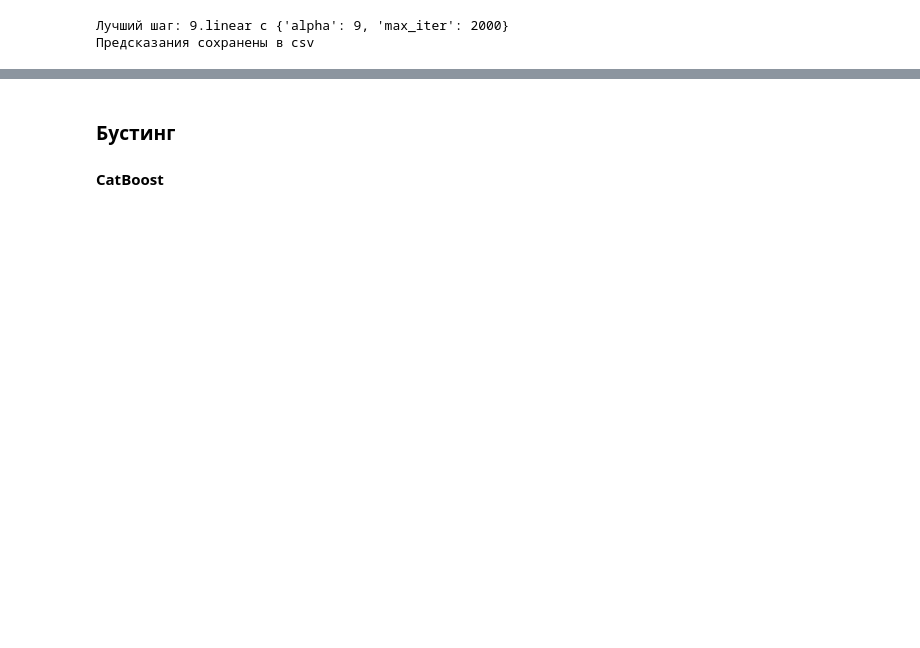
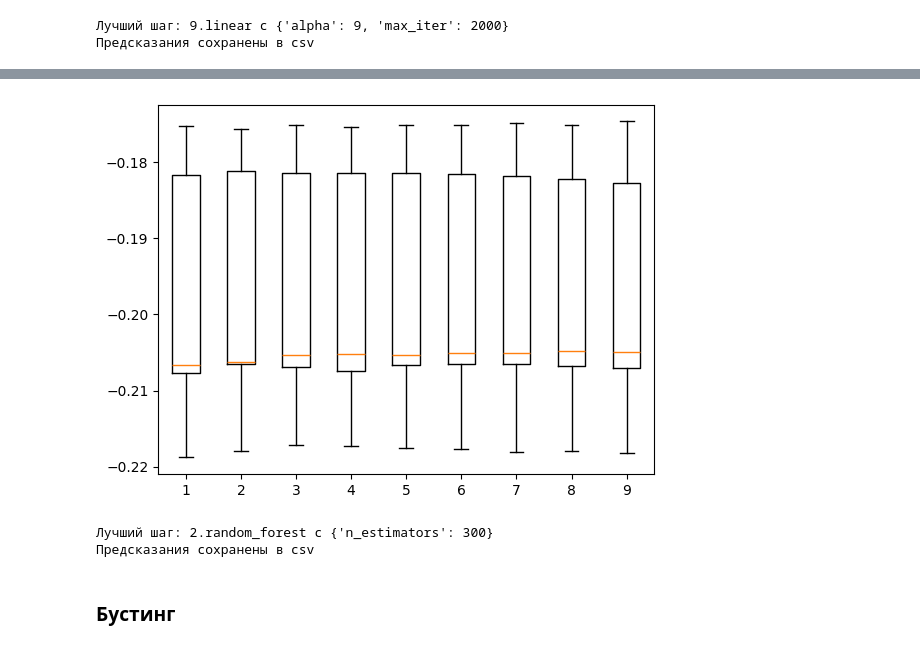
Before and after one commit to AndreyZhartun/titanic, a Jupyter notebook: houseprices_main.ipynb, the cells around one changed output, grey strips where cells are left out. Cells and saved outputs as stored; diff of their text form; code cells hidden in the pictures; blank space fills up the shorter version.

```diff
--- a/houseprices_main.ipynb
+++ b/houseprices_main.ipynb
@@ -103,0 +277,21 @@ linear_alphas_pipeline.predict()
+# %%
+config_rf = config.copy()
+
+to_train = []
+
+tree_counts = [*(i * 100 for i in range(1, 8)), 1000, 2000]
+
+for i in tree_counts:
+    to_train.append(
+        {
+            "model": "random_forest",
+            "params": {"n_estimators": i},
+        }
+    )
+
+
+config_rf.experiment.to_train = to_train
+
+pipeline_rf = RegressionPipeline(config_rf)
+
+pipeline_rf.run()
@@ -104,4 +316,11 @@ linear_alphas_pipeline.predict()
+# %%
+boxplot(pipeline_rf.results)
+# %% [output]
+[figure, added]
+# %%
+pipeline_rf.predict()
+# %% [output]
+Лучший шаг: 2.random_forest с {'n_estimators': 300}
+Предсказания сохранены в csv
 # %% [markdown]
 ### Бустинг
-
-#### CatBoost
```
Also changed, not shown: parts of 29 cells of this notebook, 6 other files.
